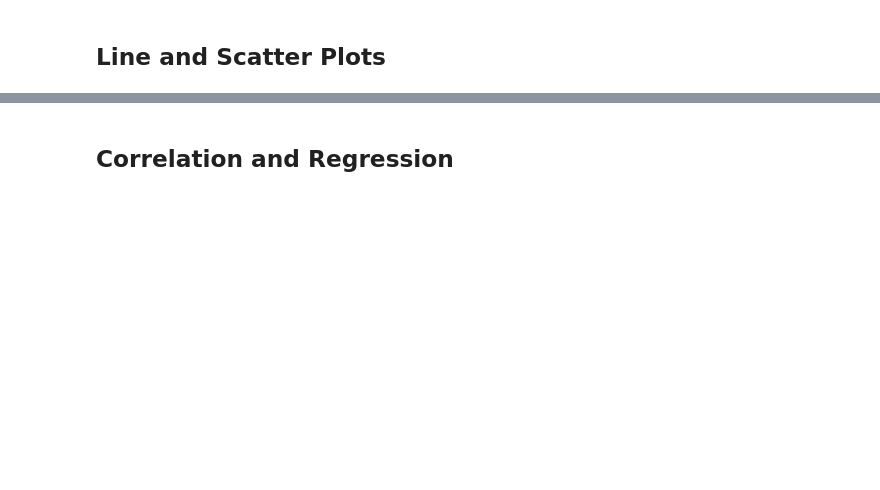
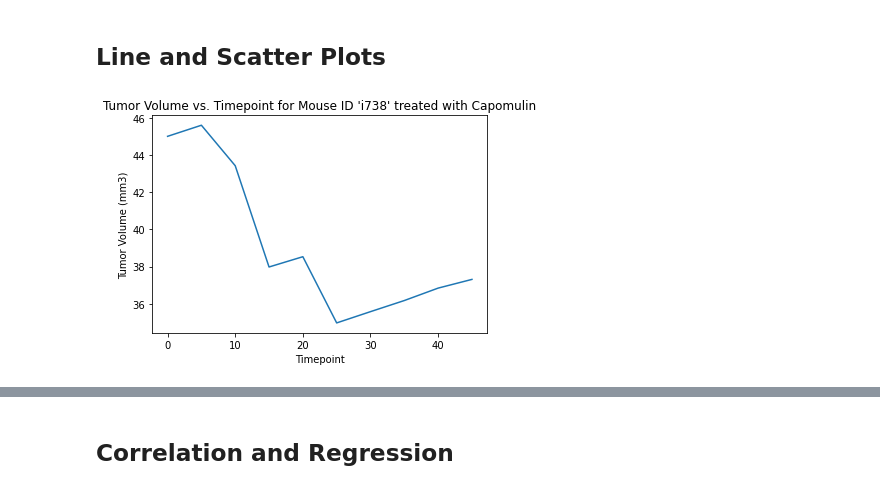
Before and after one commit to RuthlessNative/05-matplotlib-pymaceuticals, a Jupyter notebook: Pymaceuticals.ipynb, the cells around one changed output, grey strips where cells are left out. Saved outputs shown, nothing was run; the diff lists cells and outputs as text; code cells hidden in the pictures; blank space fills up the shorter version.

```diff
--- a/Pymaceuticals.ipynb
+++ b/Pymaceuticals.ipynb
@@ -307,0 +302,16 @@ ValueError: The truth value of an array with more than one element is ambiguous.
+# %%
+# Generate a line plot of tumor volume vs. time point for a mouse treated with Capomulin
+#clean_comb_data_gp_time = clean_comb_data.groupby(["Mouse ID"])[["Drug Regimen", "Timepoint"]].max()
+i738_capo_df = clean_comb_data.loc[(clean_comb_data["Mouse ID"] == "i738") & (clean_comb_data["Drug Regimen"] == "Capomulin"),:]
+capo_df
+
+x_axis = i738_capo_df["Timepoint"]
+y_axis = i738_capo_df["Tumor Volume (mm3)"]
+
+plt.title("Tumor Volume vs. Timepoint for Mouse ID 'i738' treated with Capomulin")
+plt.xlabel("Timepoint")
+plt.ylabel("Tumor Volume (mm3)")
+plt.plot(x_axis, y_axis)
+plt.show()
+# %% [output]
+[figure, added]
```
Also changed, not shown: parts of 6 cells of this notebook.
